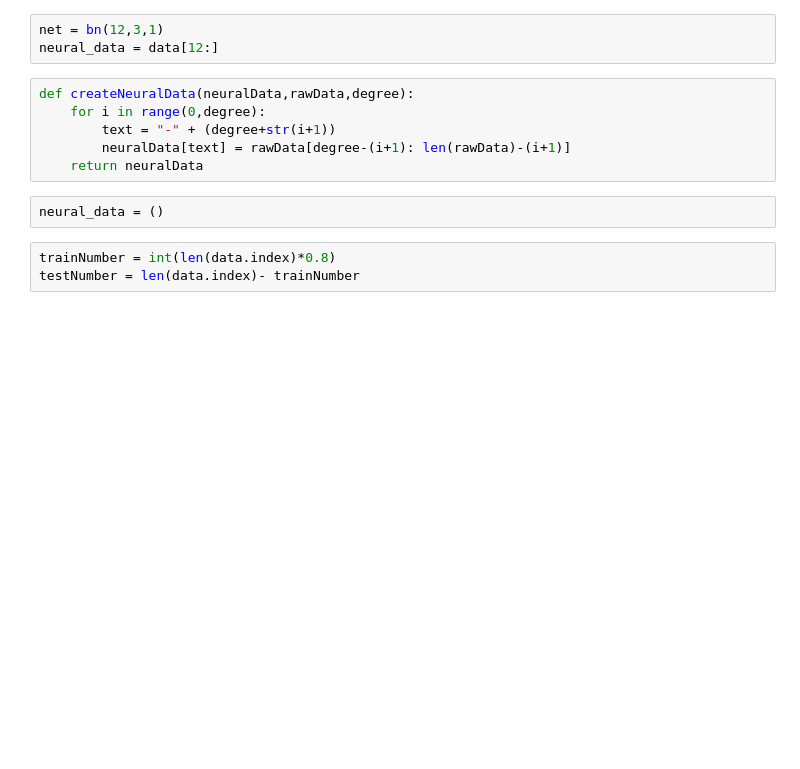
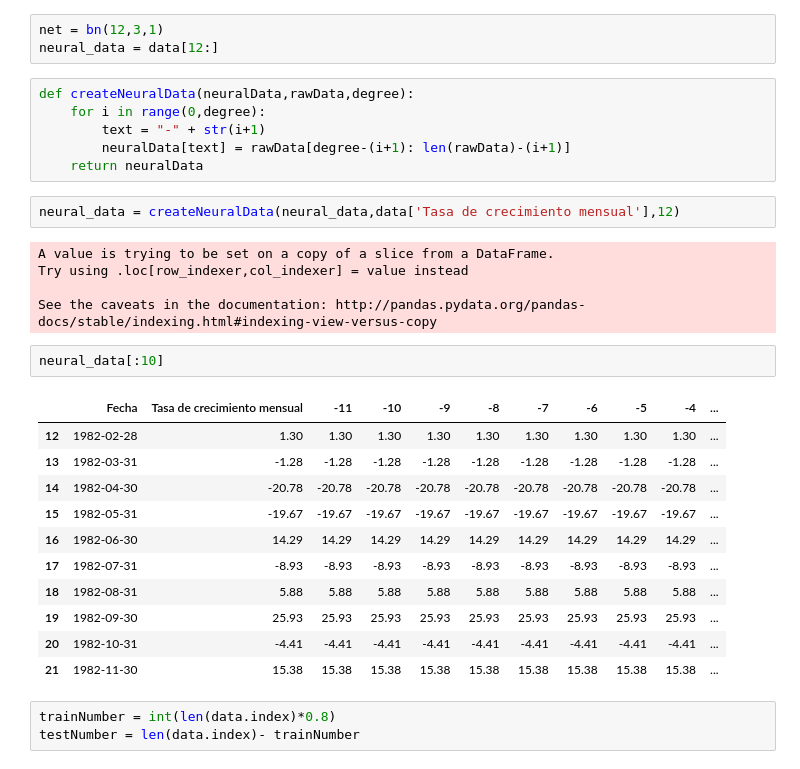
Before and after one commit to Ark93/RedNeuronal, a Jupyter notebook: neuralNetwork.ipynb, the cells around one changed output. Cells and saved outputs as stored; diff of their text form; blank space fills up the shorter version.

```diff
--- a/neuralNetwork.ipynb
+++ b/neuralNetwork.ipynb
@@ -51,11 +51,30 @@ neural_data = data[12:]
 # %%
 def createNeuralData(neuralData,rawData,degree):
     for i in range(0,degree):
-        text = "-" + (degree+str(i+1))
+        text = "-" + str(i+1)
         neuralData[text] = rawData[degree-(i+1): len(rawData)-(i+1)]
     return neuralData
+# %%
+neural_data = createNeuralData(neural_data,data['Tasa de crecimiento mensual'],12)
+# %% [output]
+A value is trying to be set on a copy of a slice from a DataFrame.
+Try using .loc[row_indexer,col_indexer] = value instead
+
+See the caveats in the documentation: http://pandas.pydata.org/pandas-docs/stable/indexing.html#indexing-view-versus-copy
 # %%
-neural_data = ()
+neural_data[:10]
+# %% [output]
+|  | Fecha | Tasa de crecimiento mensual | -11 | -10 | -9 | -8 | -7 | -6 | -5 | -4 | ... |
+| 12 | 1982-02-28 | 1.30 | 1.30 | 1.30 | 1.30 | 1.30 | 1.30 | 1.30 | 1.30 | 1.30 | ... |
+| 13 | 1982-03-31 | -1.28 | -1.28 | -1.28 | -1.28 | -1.28 | -1.28 | -1.28 | -1.28 | -1.28 | ... |
+| 14 | 1982-04-30 | -20.78 | -20.78 | -20.78 | -20.78 | -20.78 | -20.78 | -20.78 | -20.78 | -20.78 | ... |
+| 15 | 1982-05-31 | -19.67 | -19.67 | -19.67 | -19.67 | -19.67 | -19.67 | -19.67 | -19.67 | -19.67 | ... |
+| 16 | 1982-06-30 | 14.29 | 14.29 | 14.29 | 14.29 | 14.29 | 14.29 | 14.29 | 14.29 | 14.29 | ... |
+| 17 | 1982-07-31 | -8.93 | -8.93 | -8.93 | -8.93 | -8.93 | -8.93 | -8.93 | -8.93 | -8.93 | ... |
+| 18 | 1982-08-31 | 5.88 | 5.88 | 5.88 | 5.88 | 5.88 | 5.88 | 5.88 | 5.88 | 5.88 | ... |
+| 19 | 1982-09-30 | 25.93 | 25.93 | 25.93 | 25.93 | 25.93 | 25.93 | 25.93 | 25.93 | 25.93 | ... |
+| 20 | 1982-10-31 | -4.41 | -4.41 | -4.41 | -4.41 | -4.41 | -4.41 | -4.41 | -4.41 | -4.41 | ... |
+| 21 | 1982-11-30 | 15.38 | 15.38 | 15.38 | 15.38 | 15.38 | 15.38 | 15.38 | 15.38 | 15.38 | ... |
 # %%
 trainNumber = int(len(data.index)*0.8)
 testNumber = len(data.index)- trainNumber
```
